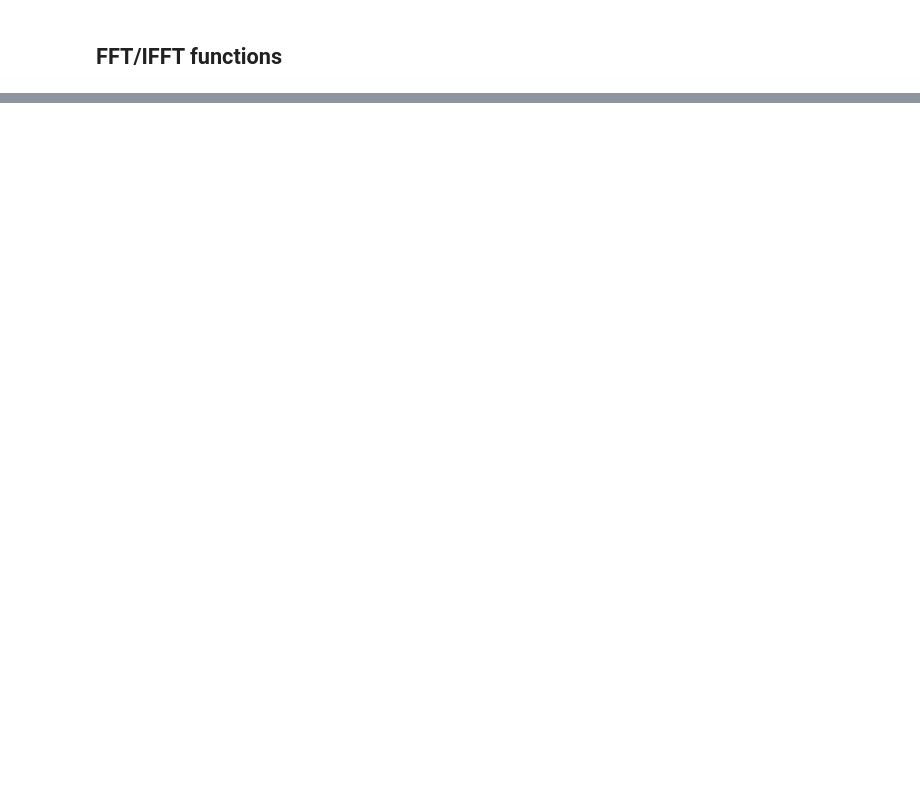
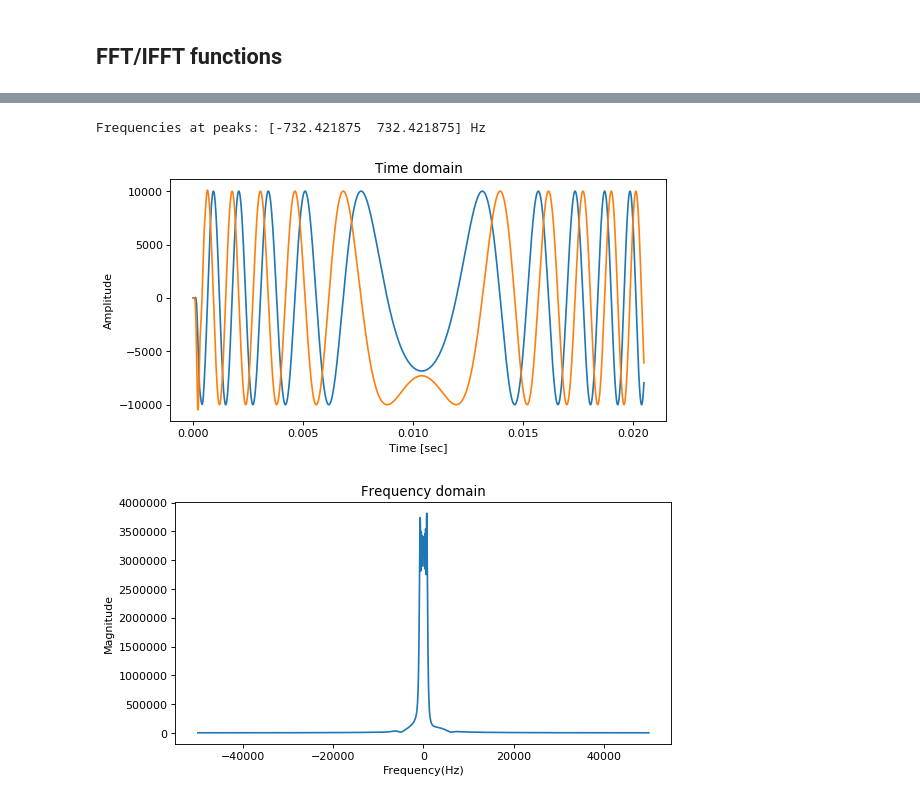
Before and after one commit to araobp/ultrasonic-communication, a Jupyter notebook: simulation/IQ_modulation.ipynb, the cells around one changed output, grey strips where cells are left out. Saved outputs shown, nothing was run; the diff lists cells and outputs as text; code cells hidden in the pictures; blank space fills up the shorter version.

```diff
--- a/simulation/IQ_modulation.ipynb
+++ b/simulation/IQ_modulation.ipynb
@@ -191,0 +206,9 @@ Frequencies at peaks: [-21044.921875 -15966.796875  12988.28125   18066.40625 ]
+# %%
+# LPF
+R = lpf(Ri - 1j*Rq, (F1-F0) * 3 )
+plot_wave(R, real_only=False)
+plot_fft(R)
+# %% [output]
+Frequencies at peaks: [-732.421875  732.421875] Hz
+[figure, added]
+[figure, added]
```
Also changed, not shown: parts of 18 cells of this notebook, 13 other files.
